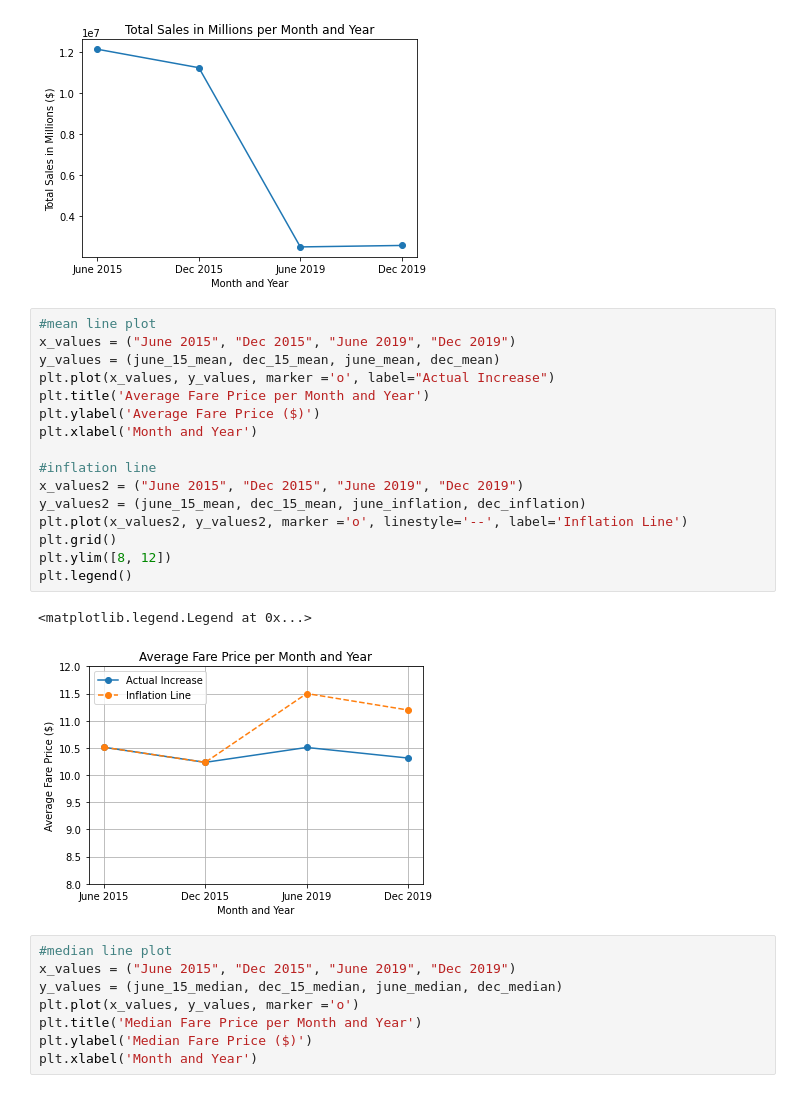
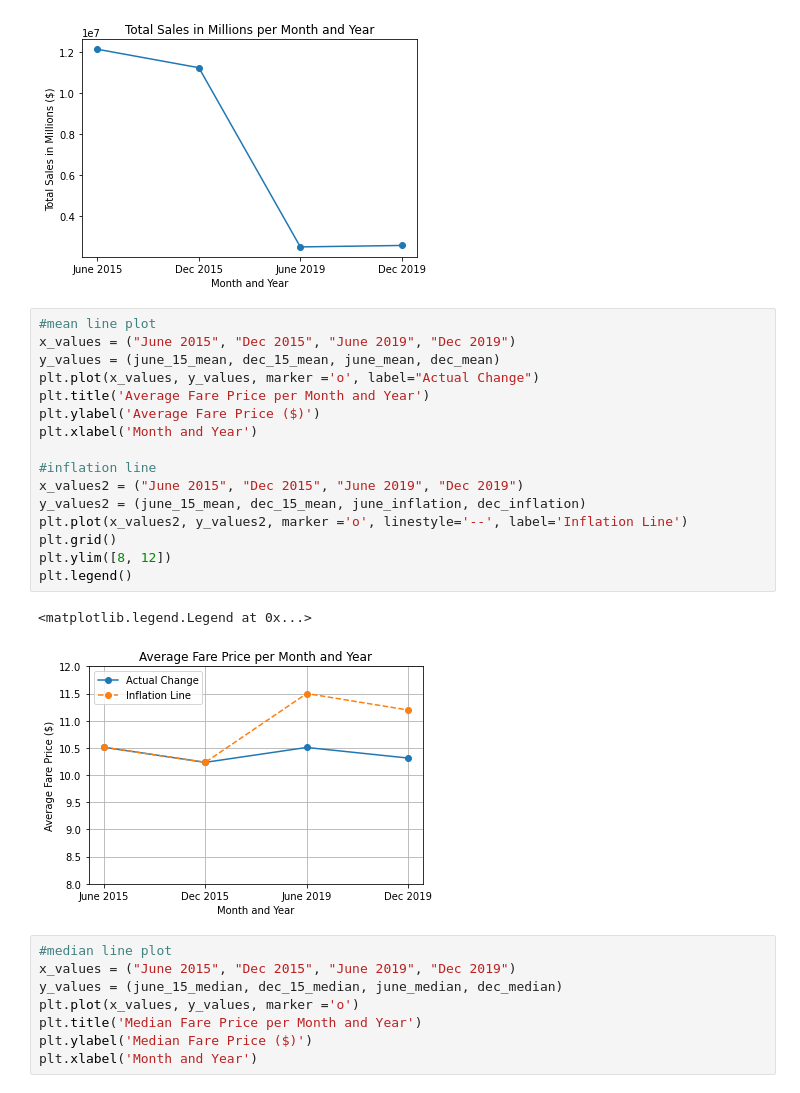
Before and after one commit to ILekawa9/Project-1, a Jupyter notebook: Yellow Taxi Price Analysis.ipynb, the cells around one changed output. Saved outputs shown, nothing was run; the diff lists cells and outputs as text.

```diff
--- a/Yellow Taxi Price Analysis.ipynb
+++ b/Yellow Taxi Price Analysis.ipynb
@@ -181,22 +181,22 @@ Text(0.5, 0, 'Month and Year')
 # %%
 #mean line plot
 x_values = ("June 2015", "Dec 2015", "June 2019", "Dec 2019")
 y_values = (june_15_mean, dec_15_mean, june_mean, dec_mean)
-plt.plot(x_values, y_values, marker ='o', label="Actual Increase")
+plt.plot(x_values, y_values, marker ='o', label="Actual Change")
 plt.title('Average Fare Price per Month and Year')
 plt.ylabel('Average Fare Price ($)')
 plt.xlabel('Month and Year')
 
 #inflation line
 x_values2 = ("June 2015", "Dec 2015", "June 2019", "Dec 2019")
 y_values2 = (june_15_mean, dec_15_mean, june_inflation, dec_inflation)
 plt.plot(x_values2, y_values2, marker ='o', linestyle='--', label='Inflation Line')
 plt.grid()
 plt.ylim([8, 12])
 plt.legend()
 # %% [output]
 <matplotlib.legend.Legend at 0x...>
-[figure, old version]
+[figure, new version]
 # %%
 #median line plot
 x_values = ("June 2015", "Dec 2015", "June 2019", "Dec 2019")
```
Also changed, not shown: parts of 4 cells of this notebook.
